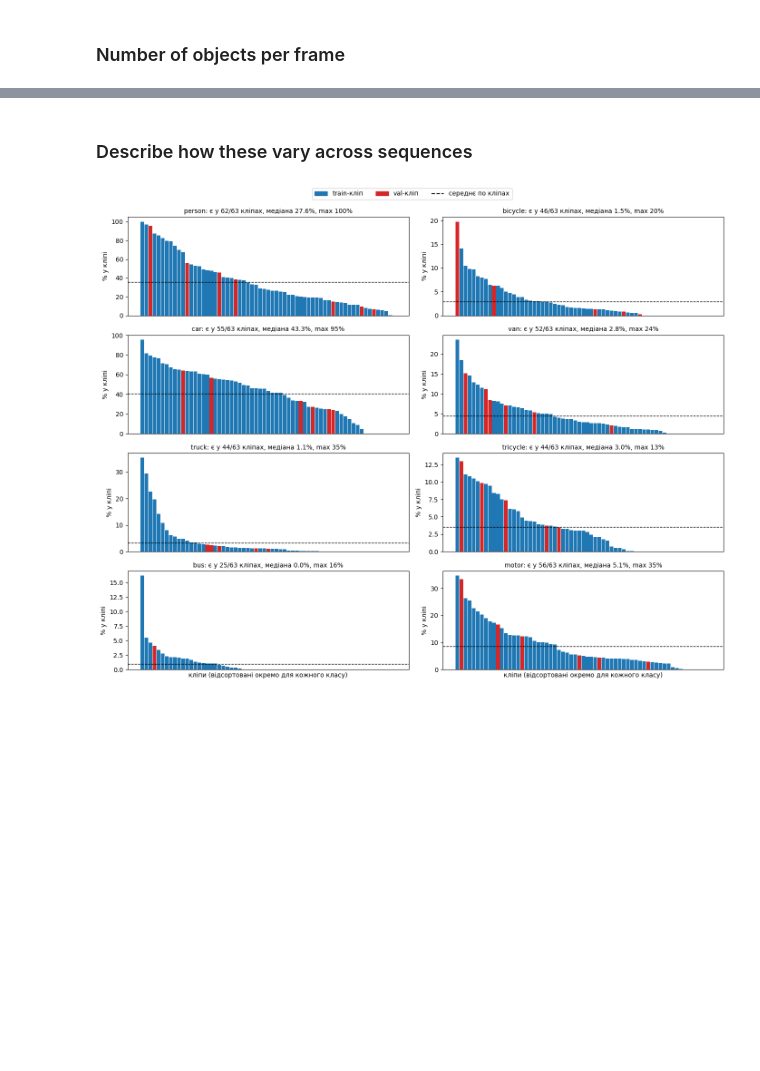
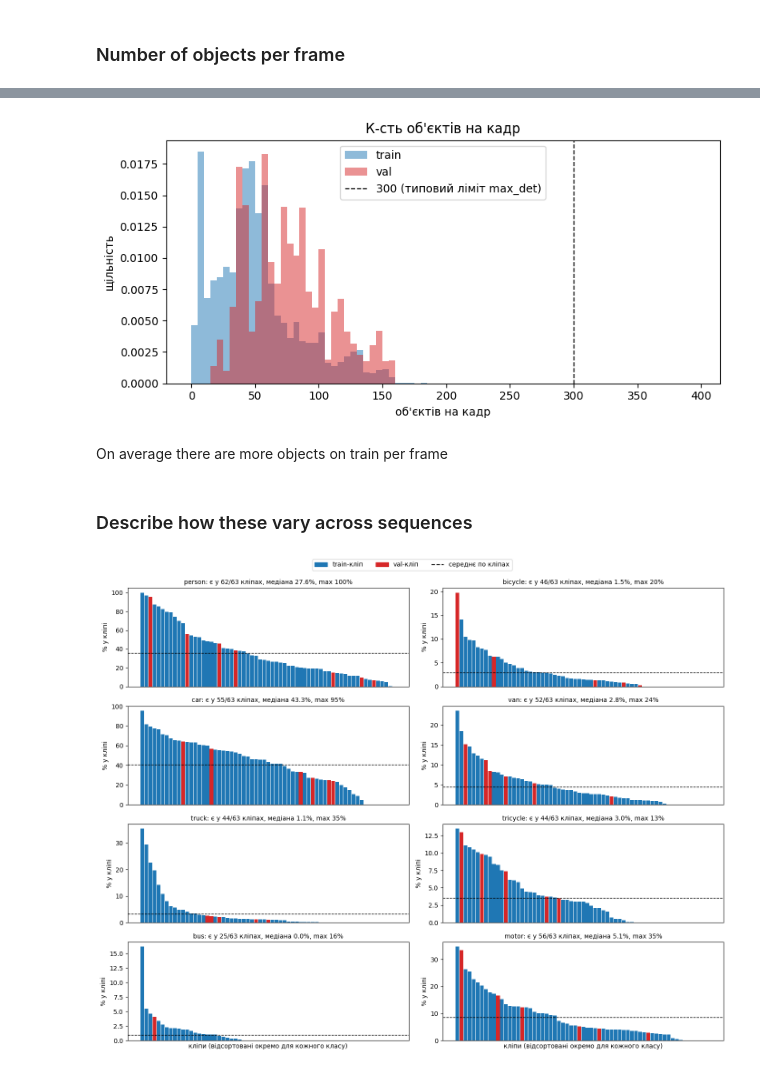
Before and after one commit to vusu4242/hm2_vus_konovalenko, a Jupyter notebook: notebooks/00_eda_preprocessing.ipynb, the cells around one changed output, grey strips where cells are left out. Drawn from its saved outputs; the diff is of its cells as text; code cells hidden in the pictures; blank space fills up the shorter version.

```diff
--- a/notebooks/00_eda_preprocessing.ipynb
+++ b/notebooks/00_eda_preprocessing.ipynb
@@ -148,0 +260,11 @@ plt.xticks(rotation=0); plt.tight_layout(); plt.savefig('cls_overall.png', dpi=1
+# %%
+# к-сть об'єктів на кадр (включно з кадрами, де об'єктів 0)
+n_per_img = obj.groupby('image_id').size()
+per_frame = imgs[['image_id', 'split', 'video']].copy()
+per_frame['n'] = per_frame['image_id'].map(n_per_img).fillna(0).astype(int)
+
+print('Об\'єктів на кадр:\n',
+      per_frame.groupby('split')['n'].describe(percentiles=[.5, .9, .99]).round(1))
+print('\nКадрів без жодного об\'єкта:', (per_frame['n'] == 0).groupby(per_frame['split']).sum().to_dict())
+print('Кадрів з > 100 об\'єктами, %:', (per_frame['n'] > 100).groupby(per_frame['split']).mean().mul(100).round(1).to_dict())
+print('Максимум на кадр:', per_frame.groupby('split')['n'].max().to_dict())
@@ -149,3 +281,16 @@ plt.xticks(rotation=0); plt.tight_layout(); plt.savefig('cls_overall.png', dpi=1
+# %%
+fig, ax = plt.subplots(figsize=(8, 4))
+for s, c in [('train', 'tab:blue'), ('val', 'tab:red')]:
+    ax.hist(per_frame.loc[per_frame.split == s, 'n'], bins=np.arange(0, 400, 5),
+            density=True, alpha=.5, color=c, label=s)
+ax.axvline(300, c='k', ls='--', lw=1, label='300 (типовий ліміт max_det)')
+ax.set_xlabel('об\'єктів на кадр'); ax.set_ylabel('щільність')
+ax.set_title('К-сть об\'єктів на кадр'); ax.legend()
+plt.tight_layout(); plt.savefig('objects_per_frame.png', dpi=120); plt.show()
+# %% [output]
+[figure, added]
+# %% [markdown]
+On average there are more objects on train per frame
 # %% [markdown]
 ### Describe how these vary across sequences
 # %%
```
Also changed, not shown: parts of 15 cells of this notebook.
